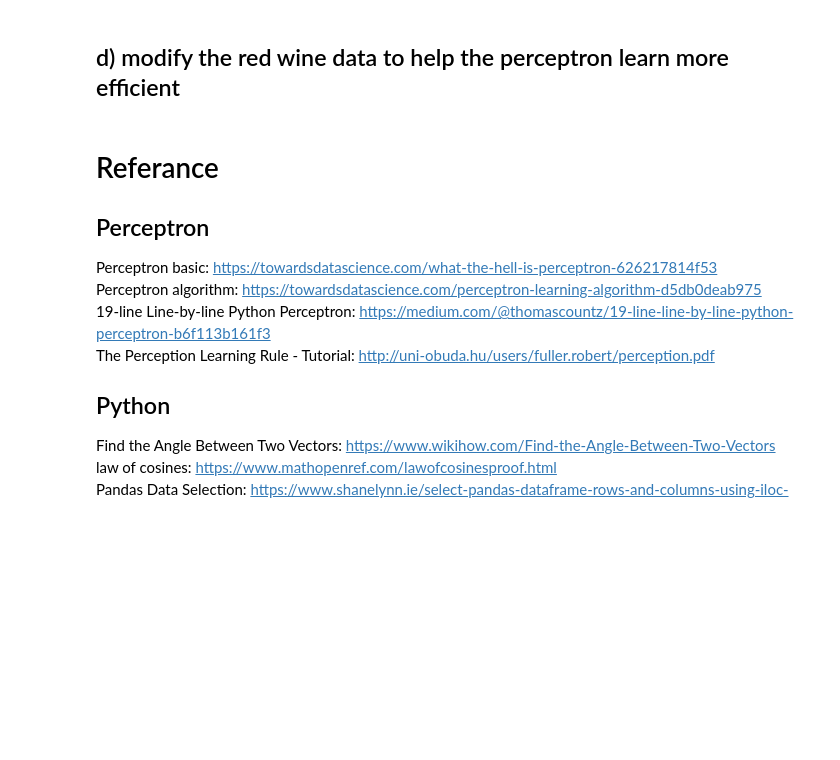
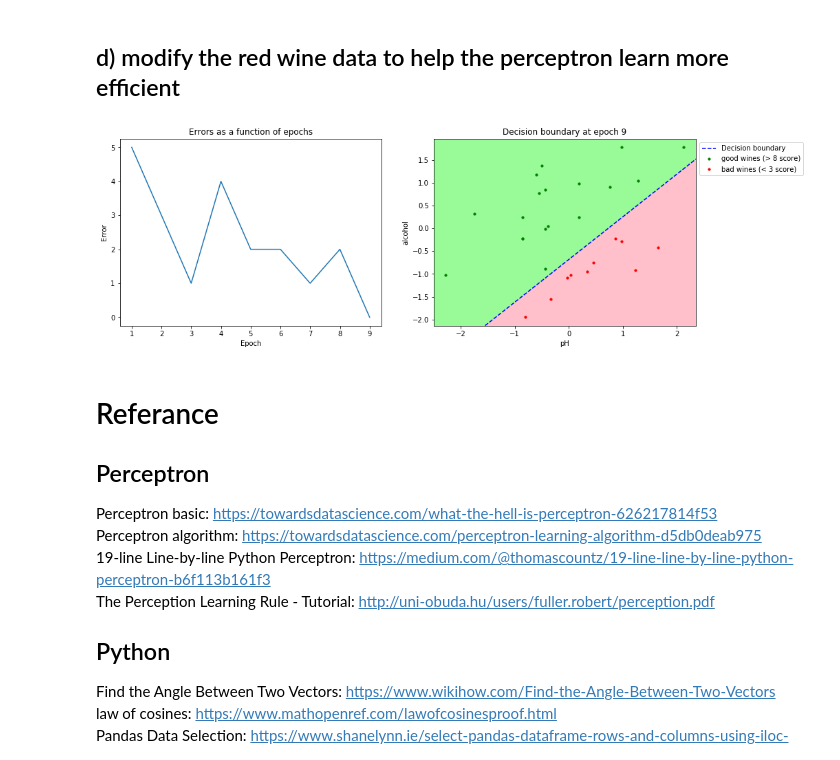
Before and after one commit to juoweichen/SommelierBot, a Jupyter notebook: ft_sommelier-Copy2.ipynb, the cells around one changed output. Saved outputs shown, nothing was run; the diff lists cells and outputs as text; code cells hidden in the pictures; blank space fills up the shorter version.

```diff
--- a/ft_sommelier-Copy2.ipynb
+++ b/ft_sommelier-Copy2.ipynb
@@ -102,15 +103,15 @@ def build_data(wine_data, factor1, factor2, good_thresh, bad_thresh):
     df = df[[factor1, factor2]]
     return df
 
-def build_target(wine_data, good_thresh, bad_thresh):
+def build_target(wine_data, good_thresh, bad_thresh, value=[1, 0]):
     # pandas read csv as DataFrame
     df = pd.read_csv(wine_data, delimiter=";")
     # Only catch data over or below threshold, and transfer to 1 & 0
     for i in range(len(df)):
         if (df.loc[i, 'quality'] >= good_thresh):
-            df.loc[i, 'quality'] = 1
+            df.loc[i, 'quality'] = value[0]
         elif (df.loc[i, 'quality'] <= bad_thresh):
-            df.loc[i, 'quality'] = 0
+            df.loc[i, 'quality'] = value[1]
         else:
             df = df.drop([i])
     # build dataFrame
@@ -282,5 +285,41 @@ plot_performace(performance, data, target, 8, 3, -1, True)
 # %% [markdown]
 ## d) modify the red wine data to help the perceptron learn more efficient
+# %%
+def getMean(xj):
+    return sum(xj) / len(xj)
+
+def getStdDev(xj):
+    mu = getMean(xj)
+    se = (xj - mu)**2
+    sse = sum(se)
+    return math.sqrt(sse / (len(xj) - 1))
+
+def standardization(data):
+    new = pd.DataFrame()
+    for col in range(data.shape[1]):
+        xj = data.iloc[:,col].values
+        std_xj = (xj - getMean(xj)) / getStdDev(xj)
+        new[data.columns[col]] = std_xj
+    return new
+
+def meanNormalization(data):
+    new = pd.DataFrame()
+    for col in range(data.shape[1]):
+        xj = data.iloc[:,col].values
+        xj_min = min(xj)
+        xj_max = max(xj)
+        xj_mean = getMean(xj)
+        new[data.columns[col]] = (xj - xj_mean) / (xj_max - xj_min)
+    return new
+# %%
+data = build_data("winequality-red.csv", 'pH', 'alcohol', 8, 3)
+target = build_target("winequality-red.csv", 8, 3)
+std_data = standardization(data)
+precep = Perceptron(1, 0)
+performance = precep.train(std_data.values, target.values, verbose=False)
+plot_performace(performance, std_data, target, 8, 3, -1, True)
+# %% [output]
+[figure, added]
 # %% [markdown]
 # Referance
 ## Perceptron
```
Also changed, not shown: parts of 18 cells of this notebook, 4 other files.
